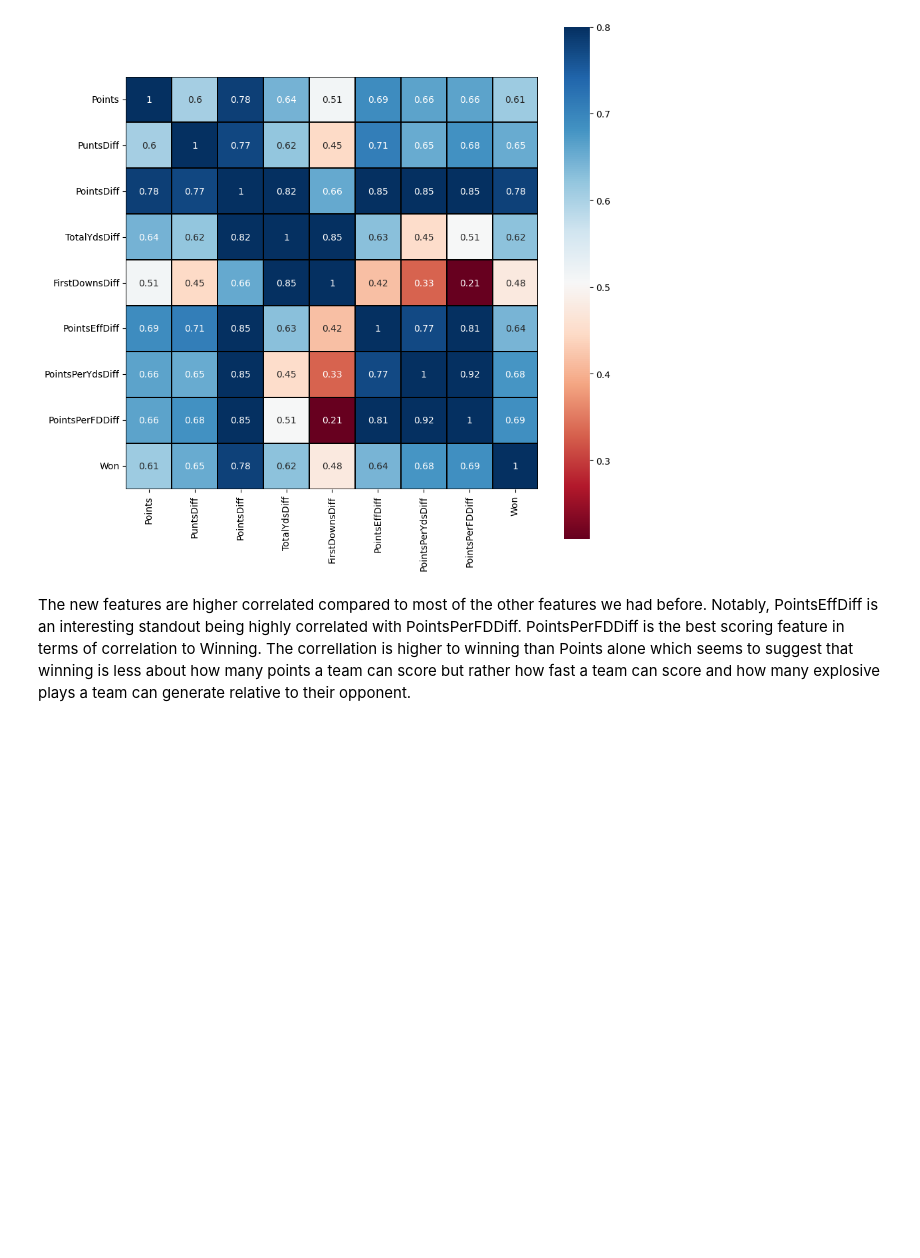
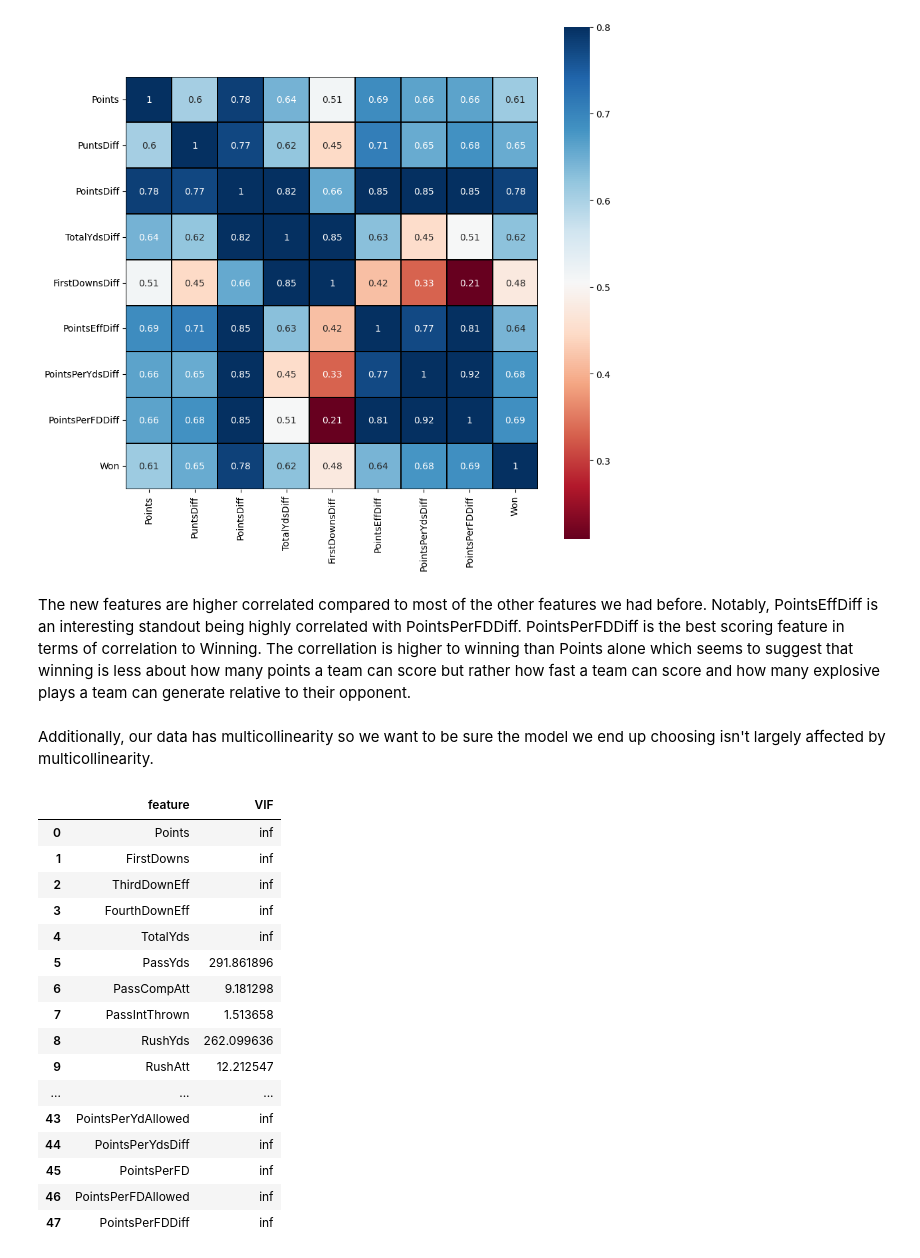
Before and after one commit to osteensco/College-Football-Analysis, a Jupyter notebook: CFA1.ipynb, the cells around one changed output. Cells and saved outputs as stored; diff of their text form; code cells hidden in the pictures; blank space fills up the shorter version.

Commit message:
wrapped up feature selection

```diff
--- a/CFA1.ipynb
+++ b/CFA1.ipynb
@@ -210,4 +214,33 @@ sn.heatmap(corr,vmax=.8,linewidths=0.01,square=True,annot=True,cmap='RdBu',linec
 <AxesSubplot: >
 [figure]
 # %% [markdown]
-The new features are higher correlated compared to most of the other features we had before. Notably, PointsEffDiff is an interesting standout being highly correlated with PointsPerFDDiff. PointsPerFDDiff is the best scoring feature in terms of correlation to Winning. The correllation is higher to winning than Points alone which seems to suggest that winning is less about how many points a team can score but rather how fast a team can score and how many explosive plays a team can generate relative to their opponent.
+The new features are higher correlated compared to most of the other features we had before. Notably, PointsEffDiff is an interesting standout being highly correlated with PointsPerFDDiff. PointsPerFDDiff is the best scoring feature in terms of correlation to Winning. The correllation is higher to winning than Points alone which seems to suggest that winning is less about how many points a team can score but rather how fast a team can score and how many explosive plays a team can generate relative to their opponent. <br>
+<br>
+Additionally, our data has multicollinearity so we want to be sure the model we end up choosing isn't largely affected by multicollinearity.
+# %%
+from statsmodels.stats.outliers_influence import variance_inflation_factor
+
+flt_features = stats_df.select_dtypes(include=['float64', 'int64'])
+vif = pd.DataFrame()
+vif['feature'] = flt_features.columns
+vif['VIF'] = [variance_inflation_factor(flt_features.values, i) for i in range(len(flt_features.columns))]
+
+vif
+# %% [output]
+|  | feature | VIF |
+| 0 | Points | inf |
+| 1 | FirstDowns | inf |
+| 2 | ThirdDownEff | inf |
+| 3 | FourthDownEff | inf |
+| 4 | TotalYds | inf |
+| 5 | PassYds | 291.861896 |
+| 6 | PassCompAtt | 9.181298 |
+| 7 | PassIntThrown | 1.513658 |
+| 8 | RushYds | 262.099636 |
+| 9 | RushAtt | 12.212547 |
+| ... | ... | ... |
+| 43 | PointsPerYdAllowed | inf |
+| 44 | PointsPerYdsDiff | inf |
+| 45 | PointsPerFD | inf |
+| 46 | PointsPerFDAllowed | inf |
+| 47 | PointsPerFDDiff | inf |
```
Also changed, not shown: parts of 16 cells of this notebook.
